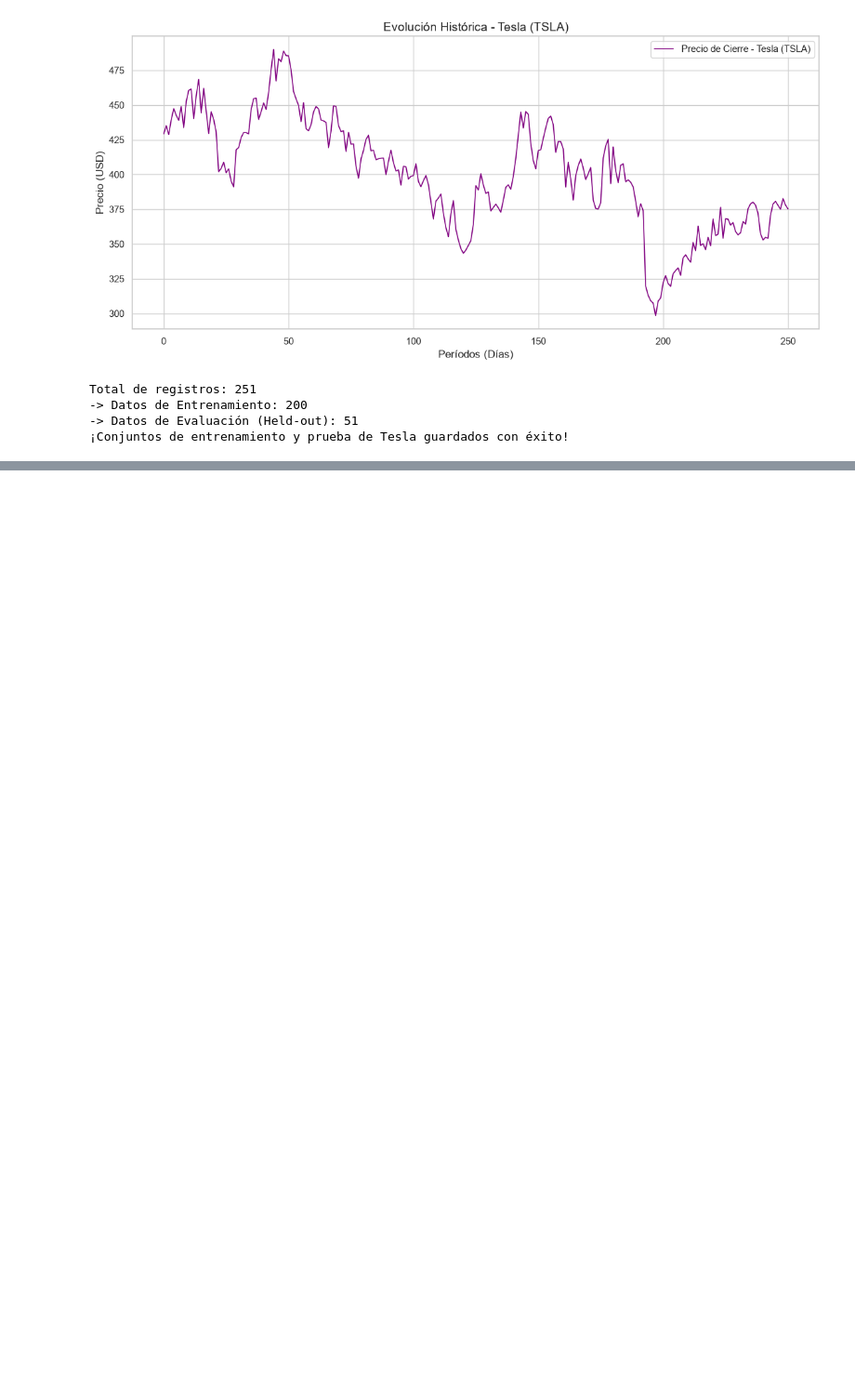
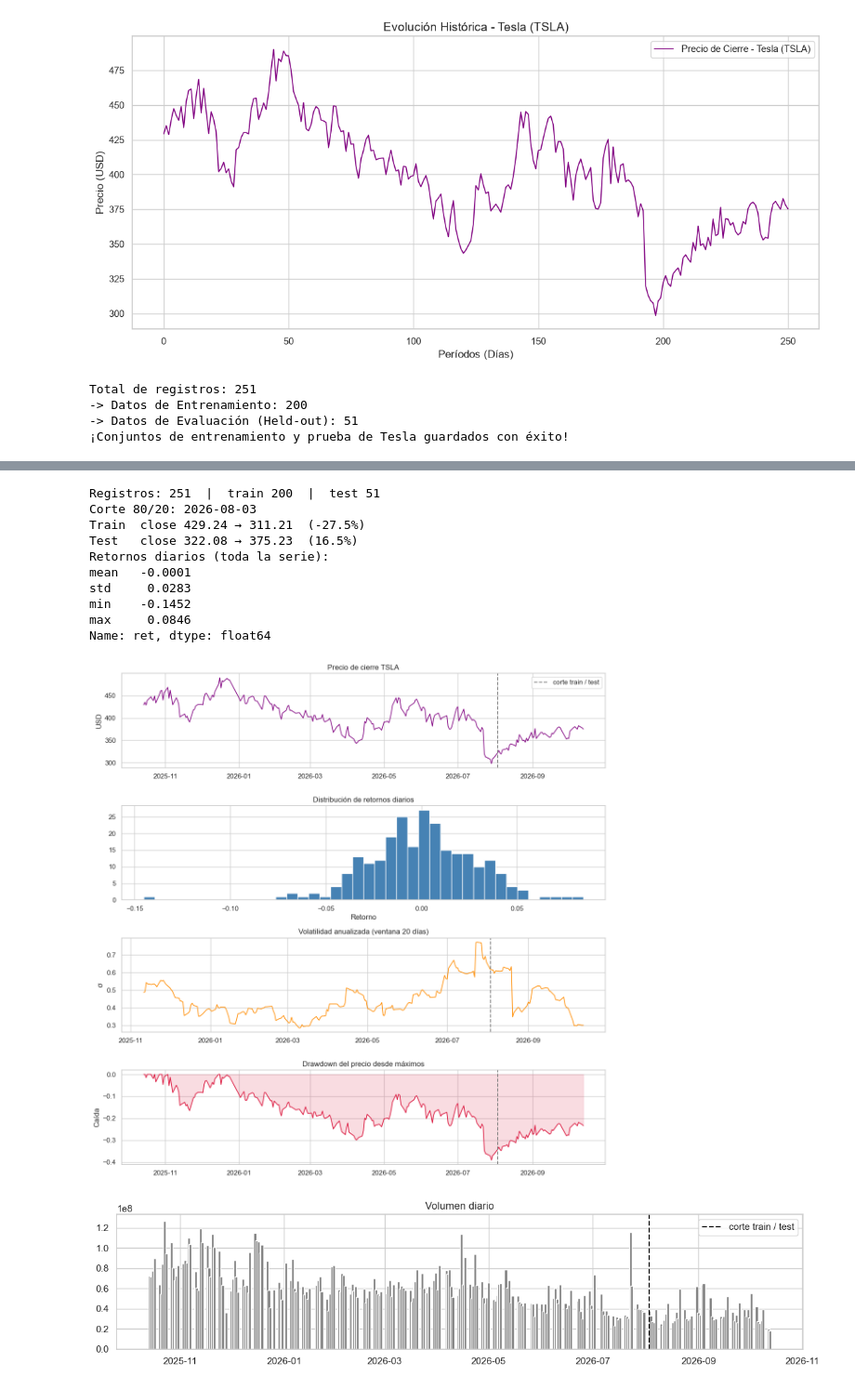
Before and after one commit to ricardoschmg/trading-rl-project, a Jupyter notebook: notebooks/EDA.ipynb, the cells around one changed output, grey strips where cells are left out. Shown at 93% size. Drawn from its saved outputs; the diff is of its cells as text; code cells hidden in the pictures; blank space fills up the shorter version.

```diff
--- a/notebooks/EDA.ipynb
+++ b/notebooks/EDA.ipynb
@@ -103,0 +117,73 @@ Total de registros: 251
+# %%
+import pandas as pd
+import numpy as np
+import matplotlib.pyplot as plt
+import seaborn as sns
+
+sns.set_theme(style="whitegrid")
+
+# Lee los datos ya guardados (no descarga ni resetea el split).
+df = pd.read_csv("../data/tesla_data.csv", parse_dates=["date"])
+df = df.sort_values("date").reset_index(drop=True)
+df["ret"] = df["close"].pct_change()
+df["vol20"] = df["ret"].rolling(20).std() * np.sqrt(252)
+peak = df["close"].cummax()
+df["drawdown"] = df["close"] / peak - 1.0
+
+corte = int(len(df) * 0.8)
+fecha_corte = df.loc[corte, "date"]
+train, test = df.iloc[:corte], df.iloc[corte:]
+
+print(f"Registros: {len(df)}  |  train {len(train)}  |  test {len(test)}")
+print(f"Corte 80/20: {fecha_corte.date()}")
+print(f"Train  close {train['close'].iloc[0]:.2f} → {train['close'].iloc[-1]:.2f}  ({(train['close'].iloc[-1]/train['close'].iloc[0]-1)*100:.1f}%)")
+print(f"Test   close {test['close'].iloc[0]:.2f} → {test['close'].iloc[-1]:.2f}  ({(test['close'].iloc[-1]/test['close'].iloc[0]-1)*100:.1f}%)")
+print("Retornos diarios (toda la serie):")
+print(df["ret"].describe()[["mean", "std", "min", "max"]].round(4))
+
+fig, axes = plt.subplots(4, 1, figsize=(12, 12), sharex=False)
+
+axes[0].plot(df["date"], df["close"], color="purple", linewidth=1.2)
+axes[0].axvline(fecha_corte, color="gray", linestyle="--", label="corte train / test")
+axes[0].set_title("Precio de cierre TSLA")
+axes[0].set_ylabel("USD")
+axes[0].legend()
+
+axes[1].hist(df["ret"].dropna(), bins=40, color="steelblue", edgecolor="white")
+axes[1].set_title("Distribución de retornos diarios")
+axes[1].set_xlabel("Retorno")
+
+axes[2].plot(df["date"], df["vol20"], color="darkorange", linewidth=1.2)
+axes[2].axvline(fecha_corte, color="gray", linestyle="--")
+axes[2].set_title("Volatilidad anualizada (ventana 20 días)")
+axes[2].set_ylabel("σ")
+
+axes[3].plot(df["date"], df["drawdown"], color="crimson", linewidth=1.2)
+axes[3].axvline(fecha_corte, color="gray", linestyle="--")
+axes[3].fill_between(df["date"], df["drawdown"], 0, color="crimson", alpha=0.15)
+axes[3].set_title("Drawdown del precio desde máximos")
+axes[3].set_ylabel("Caída")
+
+plt.tight_layout()
+plt.show()
+
+plt.figure(figsize=(12, 3))
+plt.bar(df["date"], df["volume"], color="gray", width=1.5)
+plt.axvline(fecha_corte, color="black", linestyle="--", label="corte train / test")
+plt.title("Volumen diario")
+plt.legend()
+plt.tight_layout()
+plt.show()
+# %% [output]
+Registros: 251  |  train 200  |  test 51
+Corte 80/20: 2026-08-03
+Train  close 429.24 → 311.21  (-27.5%)
+Test   close 322.08 → 375.23  (16.5%)
+Retornos diarios (toda la serie):
+mean   -0.0001
+std     0.0283
+min    -0.1452
+max     0.0846
+Name: ret, dtype: float64
+[figure, added]
+[figure, added]
```
Also changed, not shown: parts of 1 cell of this notebook, 11 other files.
